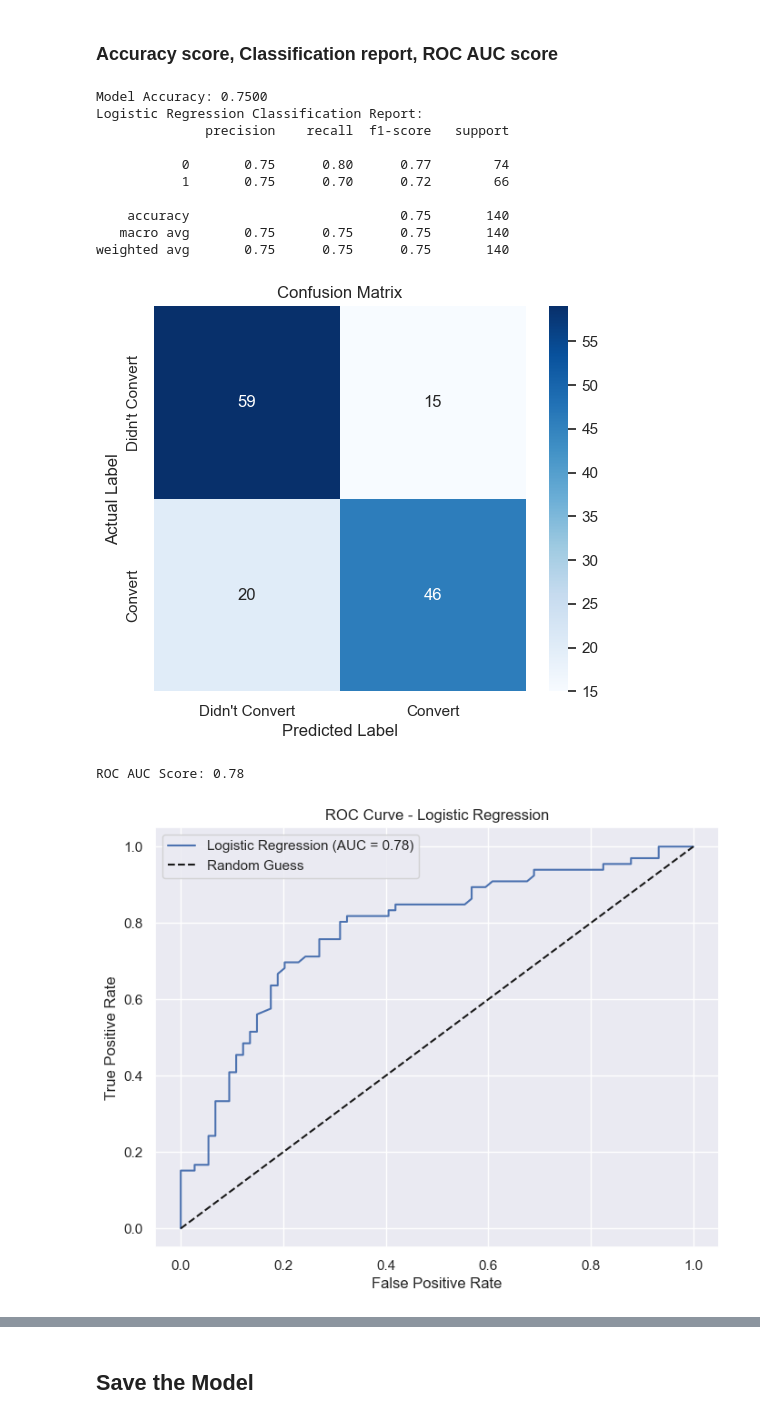
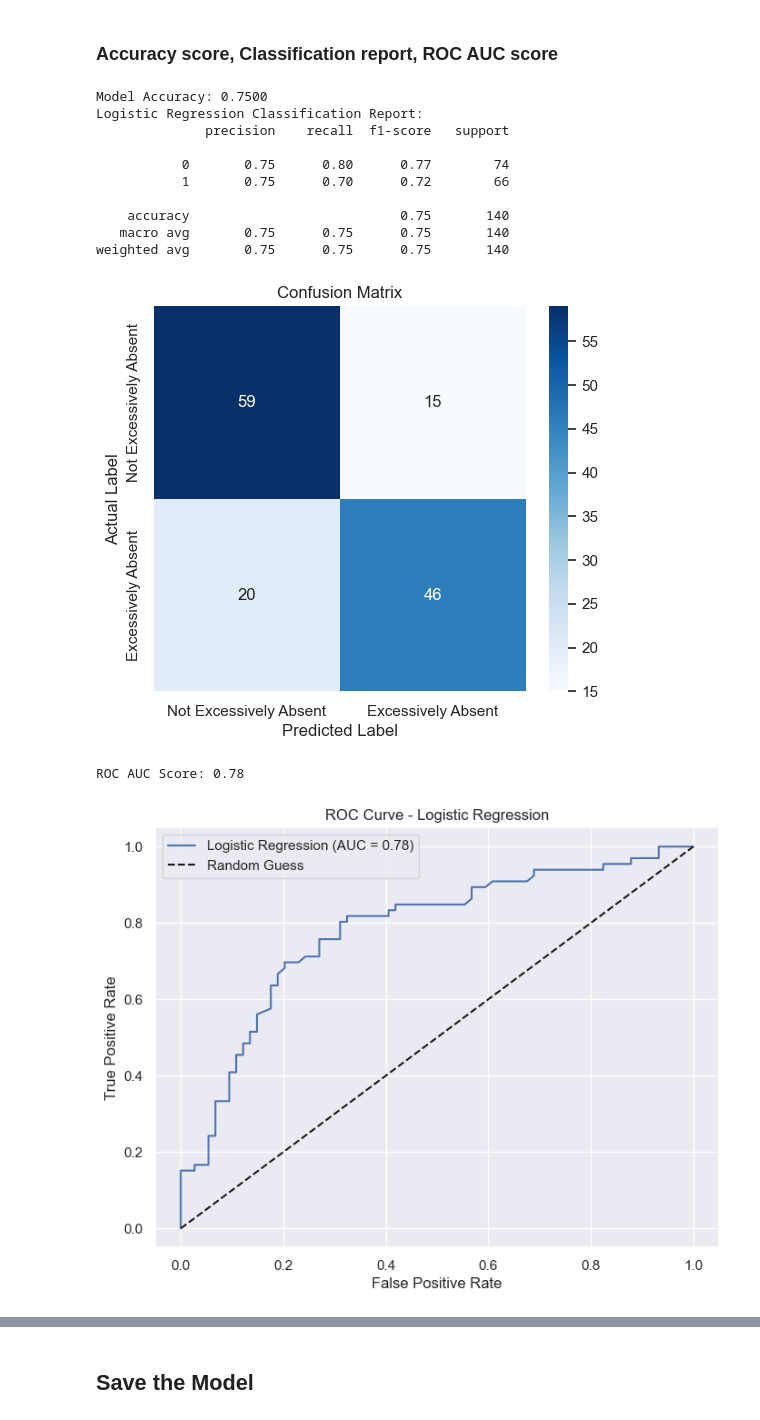
Before and after one commit to joseph-ishola/Employee-Absenteeism, a Jupyter notebook: log_reg.ipynb, the cells around one changed output, grey strips where cells are left out. Cells and saved outputs as stored; diff of their text form; code cells hidden in the pictures.

Commit message:
add bunch of work(update on the regression, save picture files for webpage, update on readme)

```diff
--- a/log_reg.ipynb
+++ b/log_reg.ipynb
@@ -986,6 +1027,4 @@ array([0.28657484, 0.4126784 , 0.55983847, 0.21836939, 0.91592072,
 # %%
-from sklearn.metrics import classification_report, confusion_matrix, roc_auc_score, roc_curve, accuracy_score
-
 # Predict on the test set
 y_pred_lr = model.predict(x_test)
 y_pred_prob_lr = model.predict_proba(x_test)[:, 1]
@@ -999,35 +1038,38 @@ print(classification_report(y_test, y_pred_lr))
 
 # Confusion Matrix Visualization
 plt.figure(figsize=(6,5))
-sns.heatmap(confusion_matrix(y_test, y_pred_lr), annot=True, fmt="d", cmap="Blues", xticklabels=["Didn't Convert", "Convert"], yticklabels=["Didn't Convert", "Convert"])
+sns.heatmap(confusion_matrix(y_test, y_pred_lr), annot=True, fmt="d", cmap="Blues",
+            xticklabels=["Not Excessively Absent", "Excessively Absent"], yticklabels=["Not Excessively Absent", "Excessively Absent"])
 plt.xlabel("Predicted Label")
 plt.ylabel("Actual Label")
 plt.title("Confusion Matrix")
+plt.savefig("pictures/Confusion_Matrix.png")
 plt.show()
 
 print("ROC AUC Score: {:.2f}".format(roc_auc_score(y_test, y_pred_prob_lr)))
 
 # Plot ROC Curve for Logistic Regression
 fpr_lr, tpr_lr, _ = roc_curve(y_test, y_pred_prob_lr)
 plt.figure(figsize=(8, 6))
 plt.plot(fpr_lr, tpr_lr, label='Logistic Regression (AUC = {:.2f})'.format(roc_auc_score(y_test, y_pred_prob_lr)))
 plt.plot([0, 1], [0, 1], 'k--', label='Random Guess')
 plt.xlabel('False Positive Rate')
 plt.ylabel('True Positive Rate')
 plt.title('ROC Curve - Logistic Regression')
 plt.legend()
+plt.savefig("pictures/ROC_Curve.png")
 plt.show()
 # %% [output]
 Model Accuracy: 0.7500
 Logistic Regression Classification Report:
               precision    recall  f1-score   support
 
            0       0.75      0.80      0.77        74
            1       0.75      0.70      0.72        66
 
     accuracy                           0.75       140
    macro avg       0.75      0.75      0.75       140
 weighted avg       0.75      0.75      0.75       140
-[figure, old version]
+[figure, new version]
 ROC AUC Score: 0.78
 [figure]
```
Also changed, not shown: parts of 13 cells of this notebook, 11 other files.
